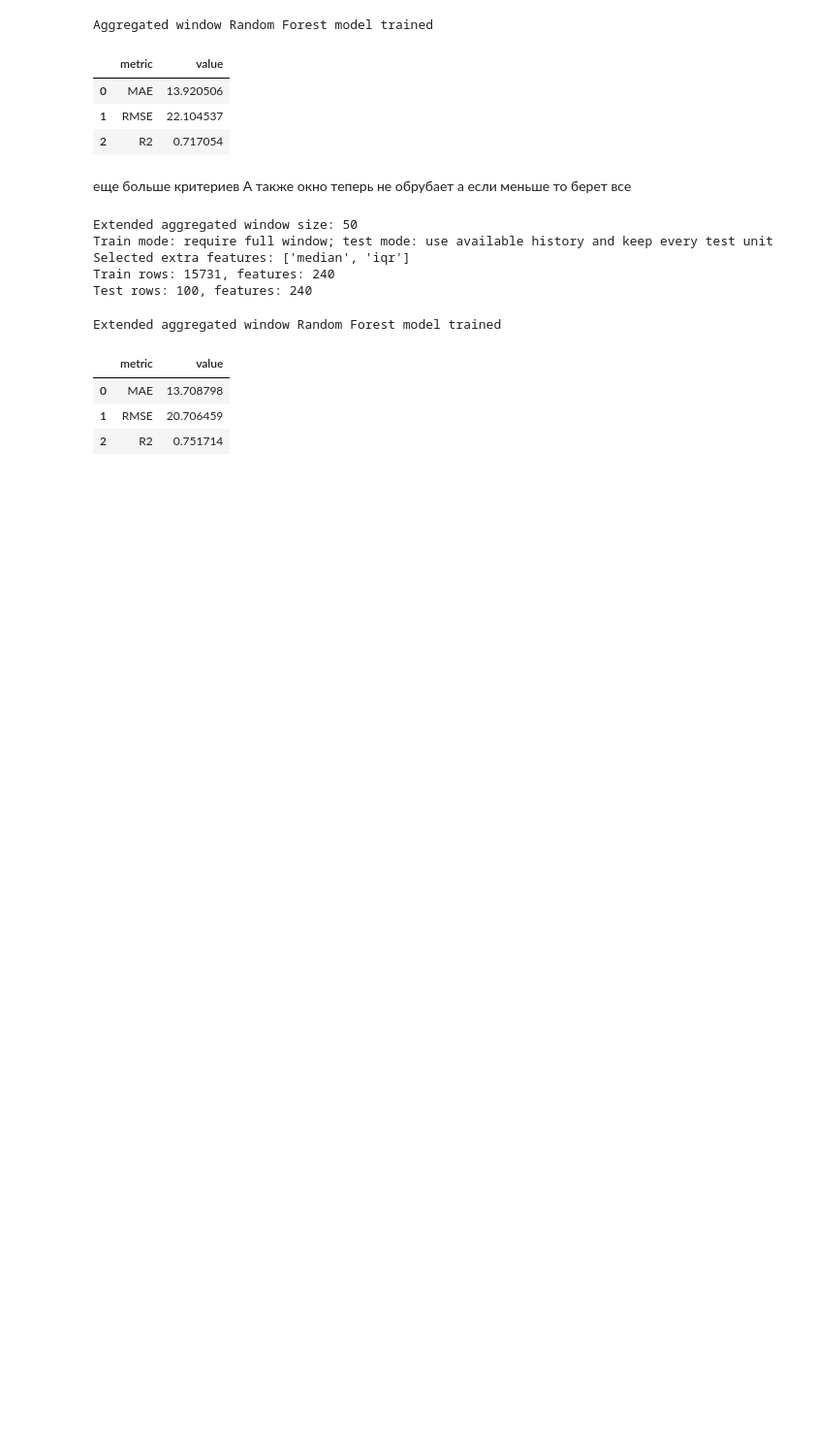
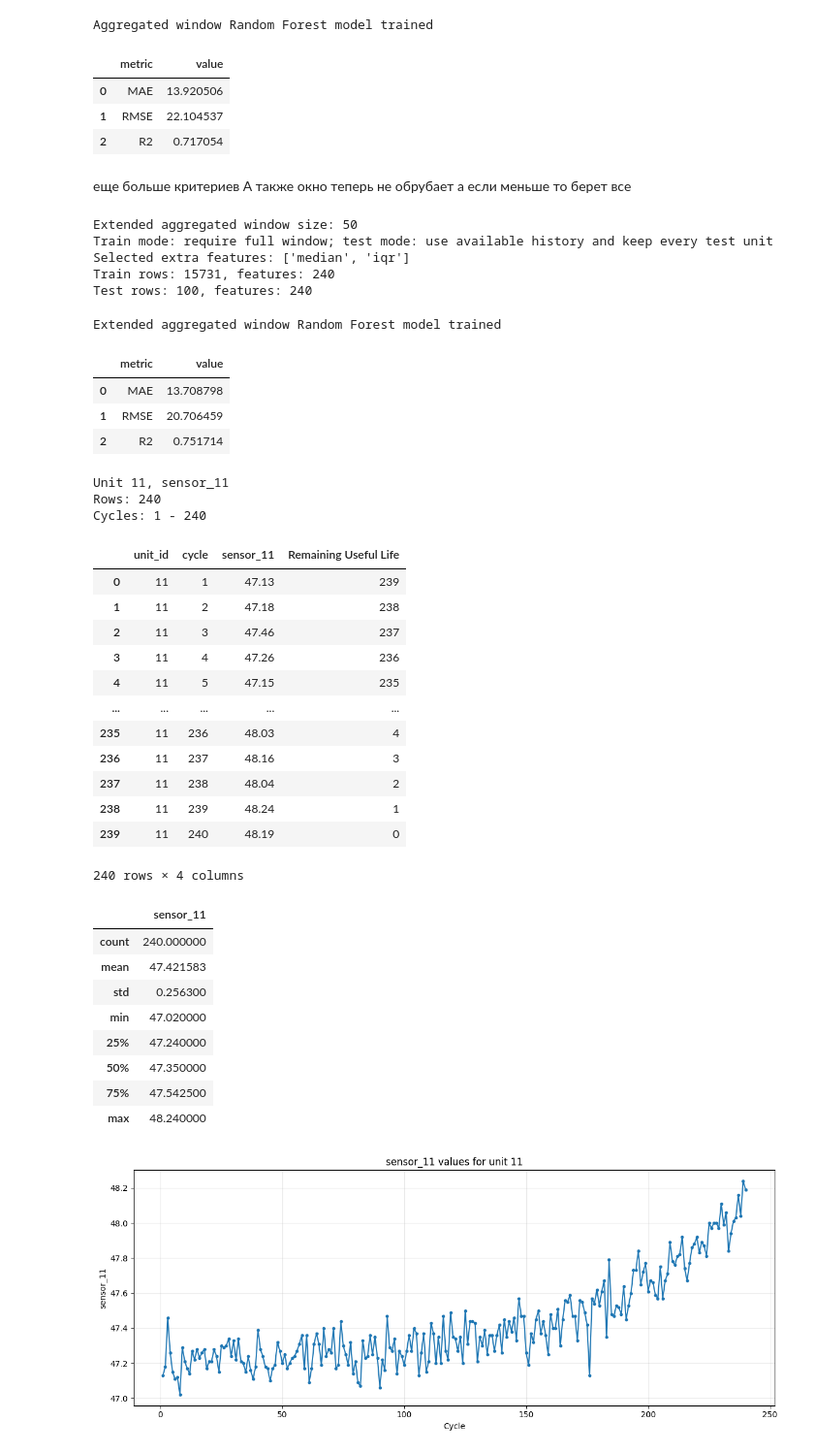
Before and after one commit to zilbi/aerospace-rul-prediction, a Jupyter notebook: test.ipynb, the cells around one changed output. Shown at 97% size. Saved outputs shown, nothing was run; the diff lists cells and outputs as text; code cells hidden in the pictures; blank space fills up the shorter version.

```diff
--- a/test.ipynb
+++ b/test.ipynb
@@ -645,3 +645,72 @@ extended_agg_window_metrics_df
 | 0 | MAE | 13.708798 |
 | 1 | RMSE | 20.706459 |
 | 2 | R2 | 0.751714 |
+# %%
+from IPython.display import display
+
+sensor_col = "sensor_11"
+unit_id_for_sensor_test = 11
+
+if sensor_col not in train_df.columns:
+    raise ValueError(f"Column {sensor_col} was not found")
+
+unit_sensor_df = (
+    train_df.loc[
+        train_df["unit_id"] == unit_id_for_sensor_test,
+        ["unit_id", "cycle", sensor_col, "Remaining Useful Life"],
+    ]
+    .sort_values("cycle")
+    .reset_index(drop=True)
+)
+
+if unit_sensor_df.empty:
+    raise ValueError(f"No data found for unit_id={unit_id_for_sensor_test}")
+
+print(f"Unit {unit_id_for_sensor_test}, {sensor_col}")
+print(f"Rows: {len(unit_sensor_df)}")
+print(f"Cycles: {unit_sensor_df['cycle'].min()} - {unit_sensor_df['cycle'].max()}")
+
+display(unit_sensor_df)
+display(unit_sensor_df[sensor_col].describe().to_frame(name=sensor_col))
+
+plt.figure(figsize=(12, 5))
+plt.plot(
+    unit_sensor_df["cycle"],
+    unit_sensor_df[sensor_col],
+    marker="o",
+    linewidth=1.5,
+    markersize=3,
+)
+plt.title(f"{sensor_col} values for unit {unit_id_for_sensor_test}")
+plt.xlabel("Cycle")
+plt.ylabel(sensor_col)
+plt.grid(True, alpha=0.3)
+plt.tight_layout()
+plt.show()
+# %% [output]
+Unit 11, sensor_11
+Rows: 240
+Cycles: 1 - 240
+|  | unit_id | cycle | sensor_11 | Remaining Useful Life |
+| 0 | 11 | 1 | 47.13 | 239 |
+| 1 | 11 | 2 | 47.18 | 238 |
+| 2 | 11 | 3 | 47.46 | 237 |
+| 3 | 11 | 4 | 47.26 | 236 |
+| 4 | 11 | 5 | 47.15 | 235 |
+| ... | ... | ... | ... | ... |
+| 235 | 11 | 236 | 48.03 | 4 |
+| 236 | 11 | 237 | 48.16 | 3 |
+| 237 | 11 | 238 | 48.04 | 2 |
+| 238 | 11 | 239 | 48.24 | 1 |
+| 239 | 11 | 240 | 48.19 | 0 |
+240 rows × 4 columns
+|  | sensor_11 |
+| count | 240.000000 |
+| mean | 47.421583 |
+| std | 0.256300 |
+| min | 47.020000 |
+| 25% | 47.240000 |
+| 50% | 47.350000 |
+| 75% | 47.542500 |
+| max | 48.240000 |
+[figure, added]
```
Also changed, not shown: parts of 2 cells of this notebook, 2 other files.
